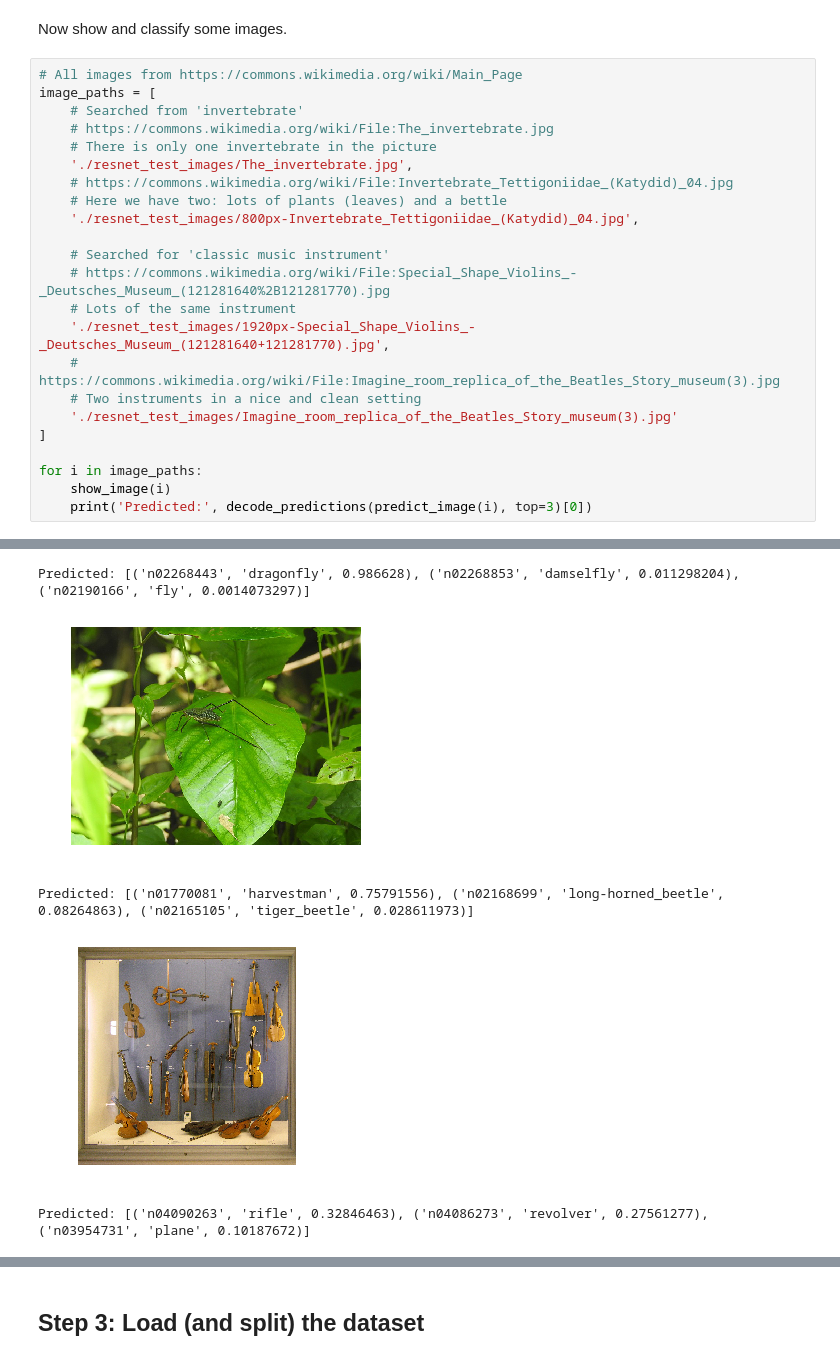
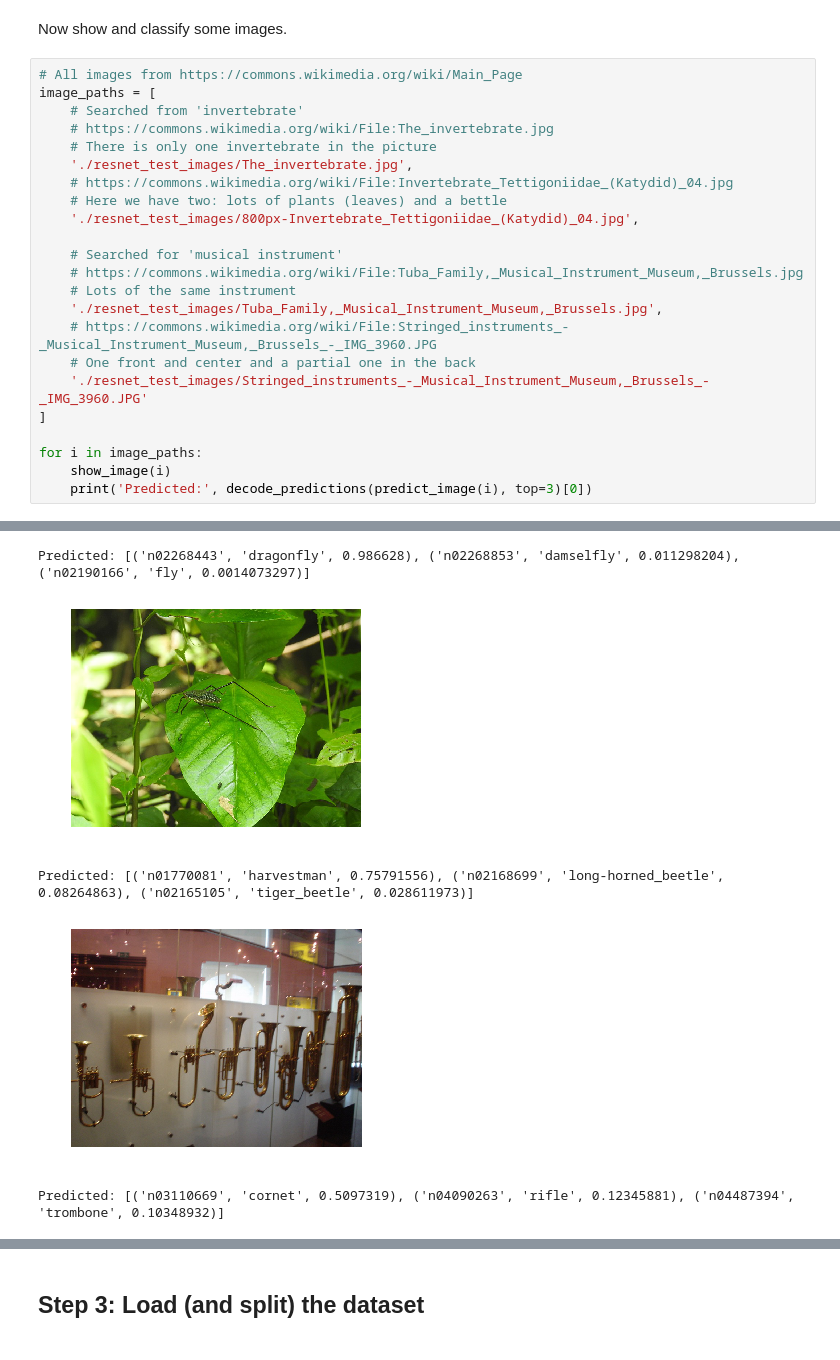
Before and after one commit to fau-masters-collected-works-cgarbin/cap6618-computer-vision, a Jupyter notebook: module6/CAP6618_PP4_experiments_cgarbin.ipynb, the cells around one changed output, grey strips where cells are left out. Saved outputs shown, nothing was run; the diff lists cells and outputs as text.

Commit message:
Update test images

```diff
--- a/module6/CAP6618_PP4_experiments_cgarbin.ipynb
+++ b/module6/CAP6618_PP4_experiments_cgarbin.ipynb
@@ -106,30 +112,30 @@ Now show and classify some images.
 # %%
 # All images from https://commons.wikimedia.org/wiki/Main_Page
 image_paths = [
     # Searched from 'invertebrate'
     # https://commons.wikimedia.org/wiki/File:The_invertebrate.jpg
     # There is only one invertebrate in the picture
     './resnet_test_images/The_invertebrate.jpg',
     # https://commons.wikimedia.org/wiki/File:Invertebrate_Tettigoniidae_(Katydid)_04.jpg
     # Here we have two: lots of plants (leaves) and a bettle
     './resnet_test_images/800px-Invertebrate_Tettigoniidae_(Katydid)_04.jpg',
 
-    # Searched for 'classic music instrument'
-    # https://commons.wikimedia.org/wiki/File:Special_Shape_Violins_-_Deutsches_Museum_(121281640%2B121281770).jpg
+    # Searched for 'musical instrument'
+    # https://commons.wikimedia.org/wiki/File:Tuba_Family,_Musical_Instrument_Museum,_Brussels.jpg
     # Lots of the same instrument
-    './resnet_test_images/1920px-Special_Shape_Violins_-_Deutsches_Museum_(121281640+121281770).jpg',
-    # https://commons.wikimedia.org/wiki/File:Imagine_room_replica_of_the_Beatles_Story_museum(3).jpg
-    # Two instruments in a nice and clean setting
-    './resnet_test_images/Imagine_room_replica_of_the_Beatles_Story_museum(3).jpg'
+    './resnet_test_images/Tuba_Family,_Musical_Instrument_Museum,_Brussels.jpg',
+    # https://commons.wikimedia.org/wiki/File:Stringed_instruments_-_Musical_Instrument_Museum,_Brussels_-_IMG_3960.JPG
+    # One front and center and a partial one in the back
+    './resnet_test_images/Stringed_instruments_-_Musical_Instrument_Museum,_Brussels_-_IMG_3960.JPG'
 ]
 
 for i in image_paths:
     show_image(i)
     print('Predicted:', decode_predictions(predict_image(i), top=3)[0])
 # %% [output]
 [figure]
 Predicted: [('n02268443', 'dragonfly', 0.986628), ('n02268853', 'damselfly', 0.011298204), ('n02190166', 'fly', 0.0014073297)]
 [figure]
 Predicted: [('n01770081', 'harvestman', 0.75791556), ('n02168699', 'long-horned_beetle', 0.08264863), ('n02165105', 'tiger_beetle', 0.028611973)]
-[figure, old version]
+[figure, new version]
-Predicted: [('n04090263', 'rifle', 0.32846463), ('n04086273', 'revolver', 0.27561277), ('n03954731', 'plane', 0.10187672)]
+Predicted: [('n03110669', 'cornet', 0.5097319), ('n04090263', 'rifle', 0.12345881), ('n04487394', 'trombone', 0.10348932)]
```
Also changed, not shown: parts of 11 cells of this notebook, 4 other files.
